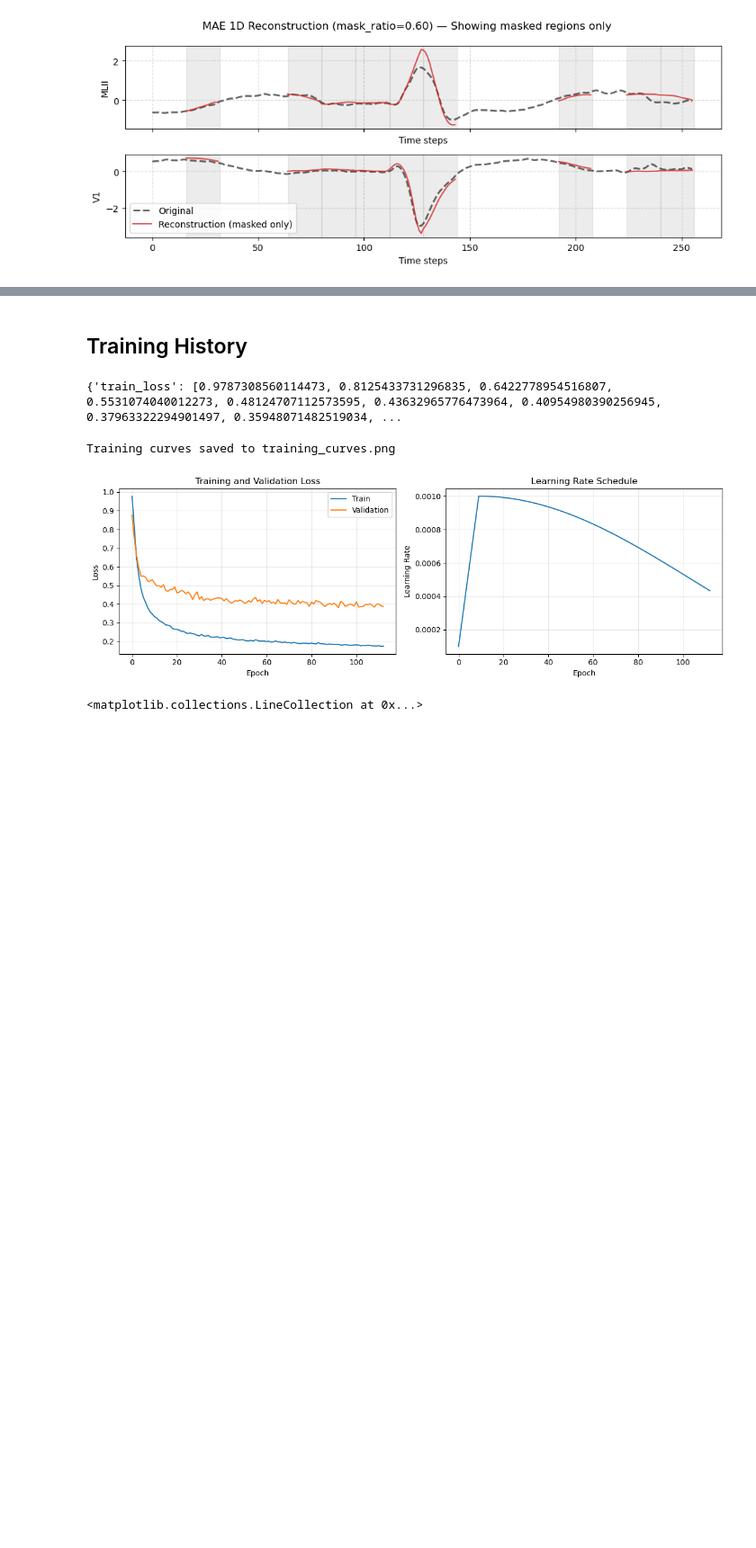
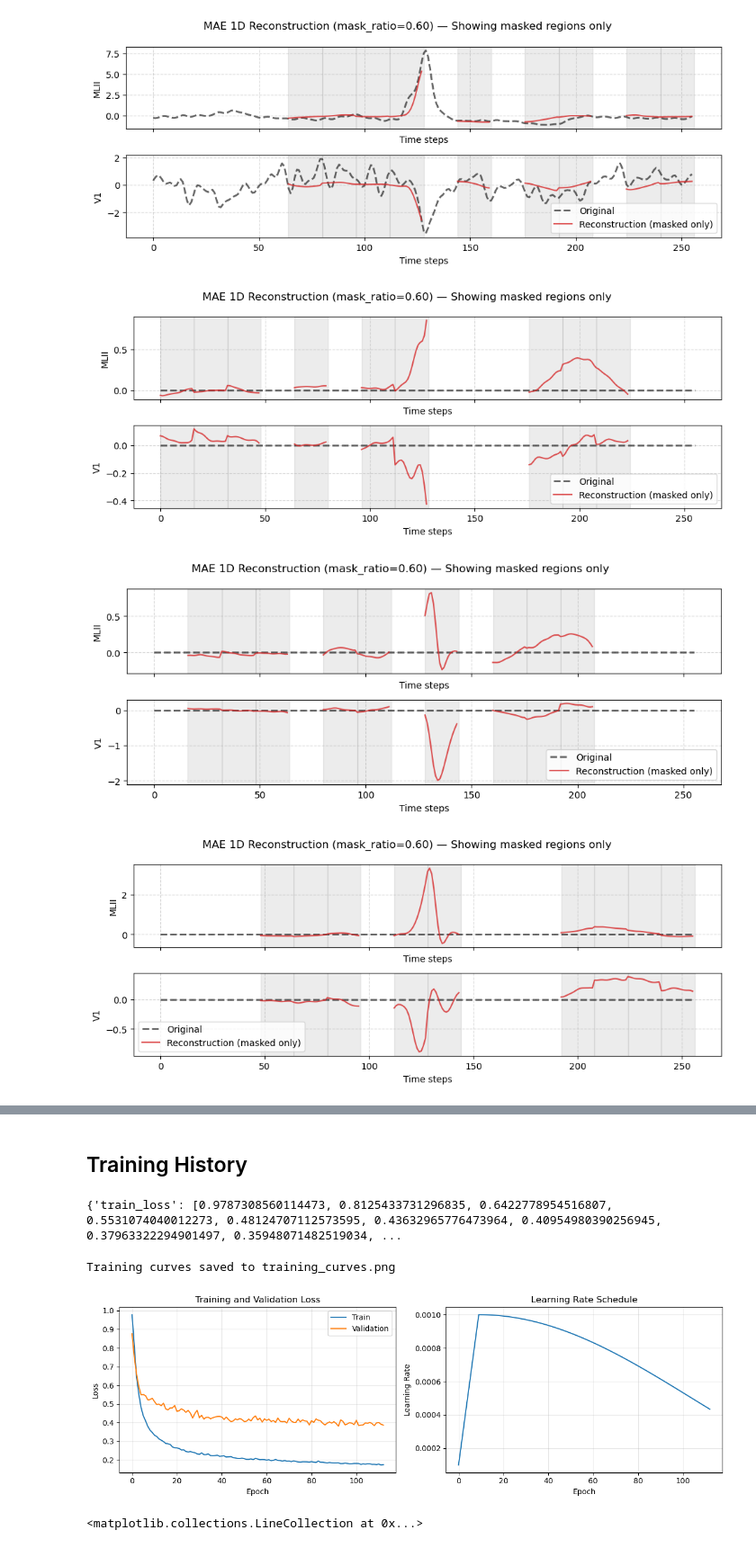
Before and after one commit to Rpadilla15/Arrhythmia-Classification, a Jupyter notebook: Experiments/transf.ipynb, the cells around one changed output, grey strips where cells are left out. Shown at 90% size. Drawn from its saved outputs; the diff is of its cells as text; code cells hidden in the pictures; blank space fills up the shorter version.

```diff
--- a/Experiments/transf.ipynb
+++ b/Experiments/transf.ipynb
@@ -152,6 +148,8 @@ def visualize_mae_reconstruction(model, x, leads=['MLII', 'V1'], mask_ratio=0.4,
     fig, axes = plt.subplots(C, 1, figsize=(10, 2*C), sharex=True)
     if C == 1:
         axes = [axes]
+        true_signal = [true_signal]
+        recon_masked_only = [recon_masked_only]
 
     for i, ax in enumerate(axes):
         ax.plot(true_signal[i], label="Original", color='black', linewidth=2, alpha=0.6, linestyle='--')
@@ -173,9 +171,46 @@ def visualize_mae_reconstruction(model, x, leads=['MLII', 'V1'], mask_ratio=0.4,
     plt.tight_layout()
     plt.show()
 # %%
-ssl_loader = DataLoader(ds1, batch_size=4)
+ssl_loader = DataLoader(ds1, batch_size=16)
 signals_val = next(iter(ssl_loader))  # shape: [B, C, T]
 
-visualize_mae_reconstruction(model1, signals_val, mask_ratio=0.6, sample_idx=0)
+
+f, n, q, s, v = 0, 0, 0, 0, 0
+save_f = torch.zeros(5, 2, 256)
+save_n = torch.zeros(5, 2, 256)
+save_q = torch.zeros(5, 2, 256)
+save_s = torch.zeros(5, 2, 256)
+save_v = torch.zeros(5, 2, 256)
+
+for signals, labels in ssl_loader:
+    idx = 0
+    for l in labels:
+        if l[0] == 1:
+            if f < 4:
+                f += 1
+            save_f[f] = signals[idx]
+        elif l[1] == 1:
+            if n < 4:
+                n += 1
+            save_n[n] = signals[idx]
+        elif l[2] == 2:
+            if q < 4:
+                q += 1
+            save_q[q] = signals[idx]
+        elif l[3] == 1:
+            if s < 4:
+                s += 1
+            save_s[s] = signals[idx]
+        elif l[4] == 1:
+            if v < 4:
+                v += 1
+            save_v[v] = signals[idx]
+        idx += 1
-# %% [output]
-[figure, removed]
+# %%
+for s in save:
+    visualize_mae_reconstruction(model1, s.unsqueeze(0), mask_ratio=0.6, sample_idx=0)
+# %% [output]
+[figure, added]
+[figure, added]
+[figure, added]
+[figure, added]
```
Also changed, not shown: parts of 9 cells of this notebook, 14 other files.
